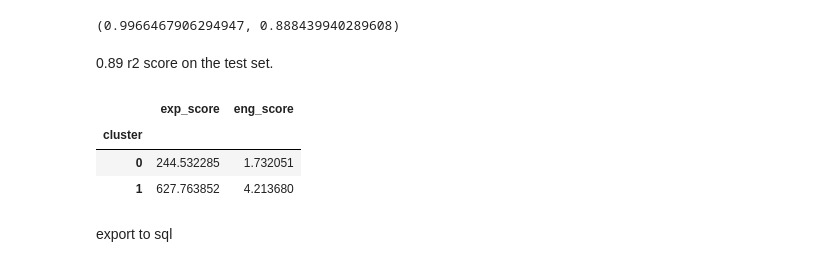
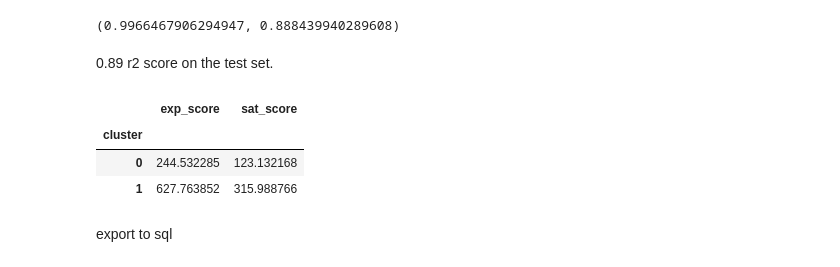
Before and after one commit to haddyadnan/telecommunication-analytics, a Jupyter notebook: telecoms.ipynb, the cells around one changed output. Cells and saved outputs as stored; diff of their text form; code cells hidden in the pictures.

```diff
--- a/telecoms.ipynb
+++ b/telecoms.ipynb
@@ -783,12 +850,12 @@ kmeans = KMeans(2, random_state=3)
 kmeans.fit(train_scaled)
 train_df['cluster'] = kmeans.labels_
 # %%
-train_df.groupby('cluster')['exp_score', 'eng_score'].mean()
+train_df.groupby('cluster')['exp_score', 'sat_score'].mean()
 # %% [output]
-|  | exp_score | eng_score |
+|  | exp_score | sat_score |
 | cluster |  |  |
-| 0 | 244.532285 | 1.732051 |
-| 1 | 627.763852 | 4.213680 |
+| 0 | 244.532285 | 123.132168 |
+| 1 | 627.763852 | 315.988766 |
 # %% [markdown]
 export to sql
 # %%
```
Also changed, not shown: parts of 19 cells of this notebook.
